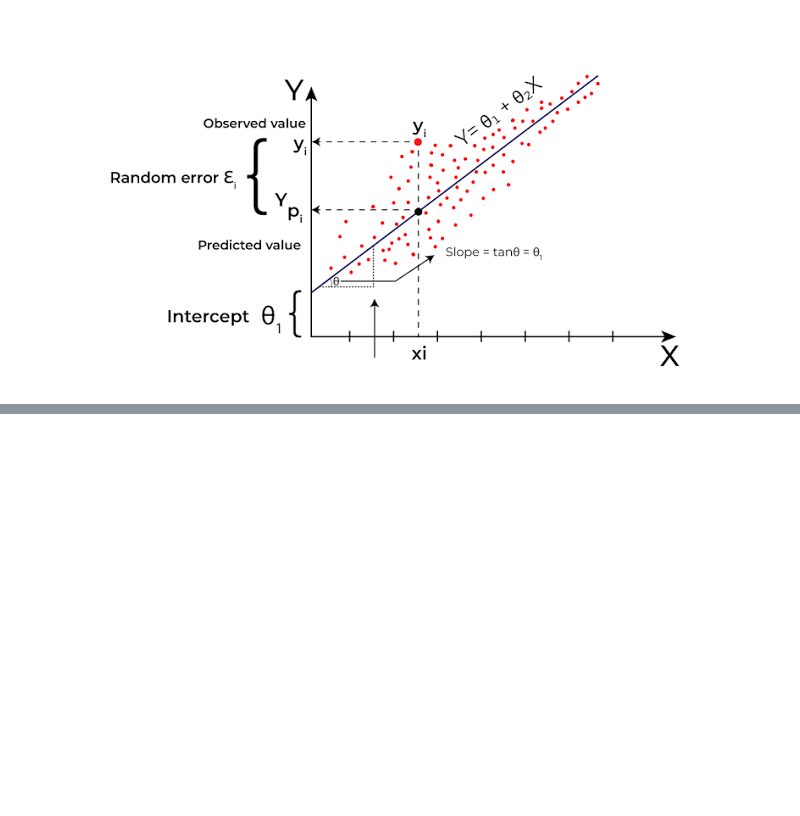
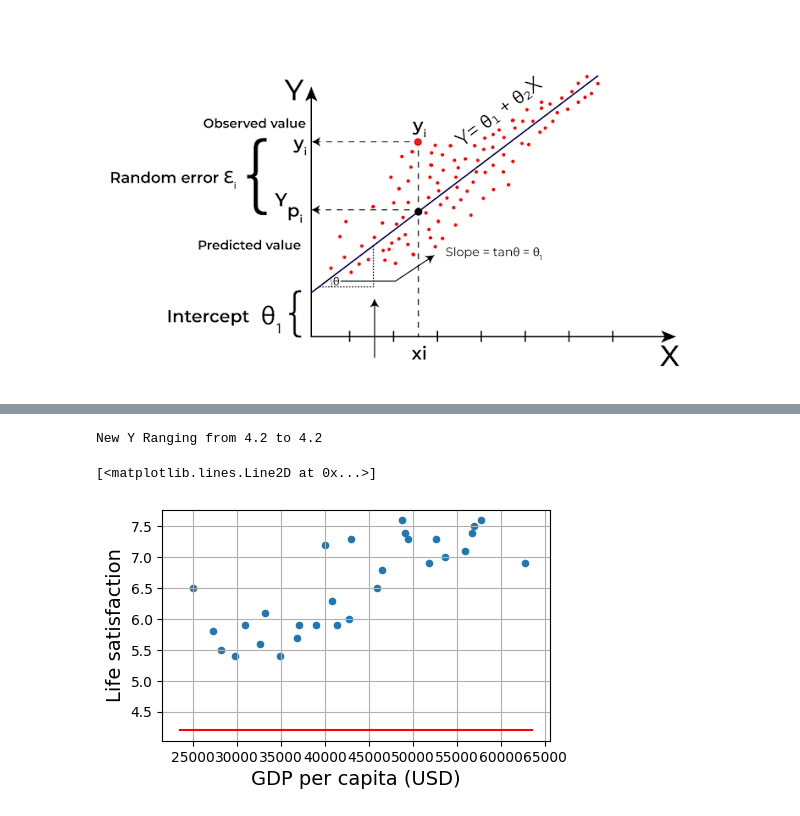
Before and after one commit to shekh-abdullah-ayubi/learn-ML, a Jupyter notebook: ML-fundamentals/01-ML-training.ipynb, the cells around one changed output, grey strips where cells are left out. Drawn from its saved outputs; the diff is of its cells as text; code cells hidden in the pictures; blank space fills up the shorter version.

```diff
--- a/ML-fundamentals/01-ML-training.ipynb
+++ b/ML-fundamentals/01-ML-training.ipynb
@@ -50,0 +130,8 @@ print(model.predict(X_new)) # outputs [[6.30165767]]
+# %%
+#transfrming Better life index dataset
+oecd_bli = oecd_bli[oecd_bli["INEQUALITY"]=="TOT"]
+oecd_bli = oecd_bli.pivot(index="Country", columns="Indicator", values="Value")
+
+oecd_bli.head()
+# sample check for one record
+# oecd_bli.loc["Australia"]
@@ -50,0 +235,13 @@ print(model.predict(X_new)) # outputs [[6.30165767]]
+# %%
+country_stats.plot(kind='scatter', figsize=(5, 3), grid=True,
+                   x=gdppc_col, y=lifesat_col)
+
+X = np.linspace(min_gdp, max_gdp, 1000)
+
+w1, w2 = 4.2, 0
+print(f'New Y Ranging from {(w1 + w2 * 1e-5 * X)[0]} to {(w1 + w2 * 1e-5 * X)[-1]}')
+plt.plot(X, w1 + w2 * 1e-5 * X, "r")
+# %% [output]
+New Y Ranging from 4.2 to 4.2
+[<matplotlib.lines.Line2D at 0x...>]
+[figure, added]
```
Also changed, not shown: parts of 27 cells of this notebook, 5 other files.
